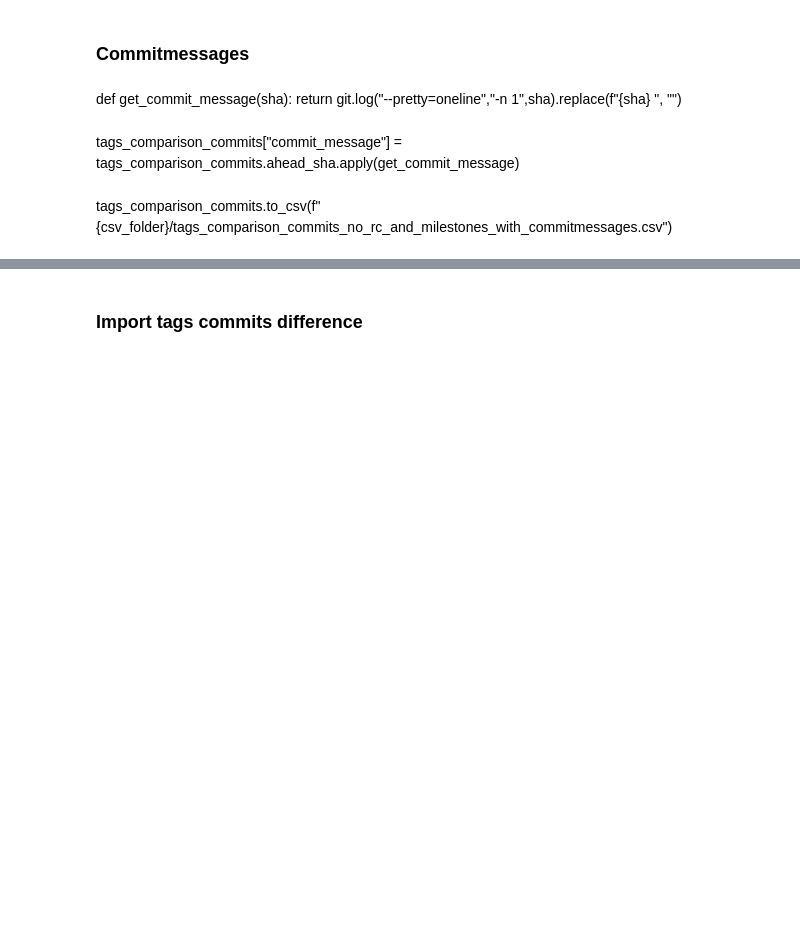
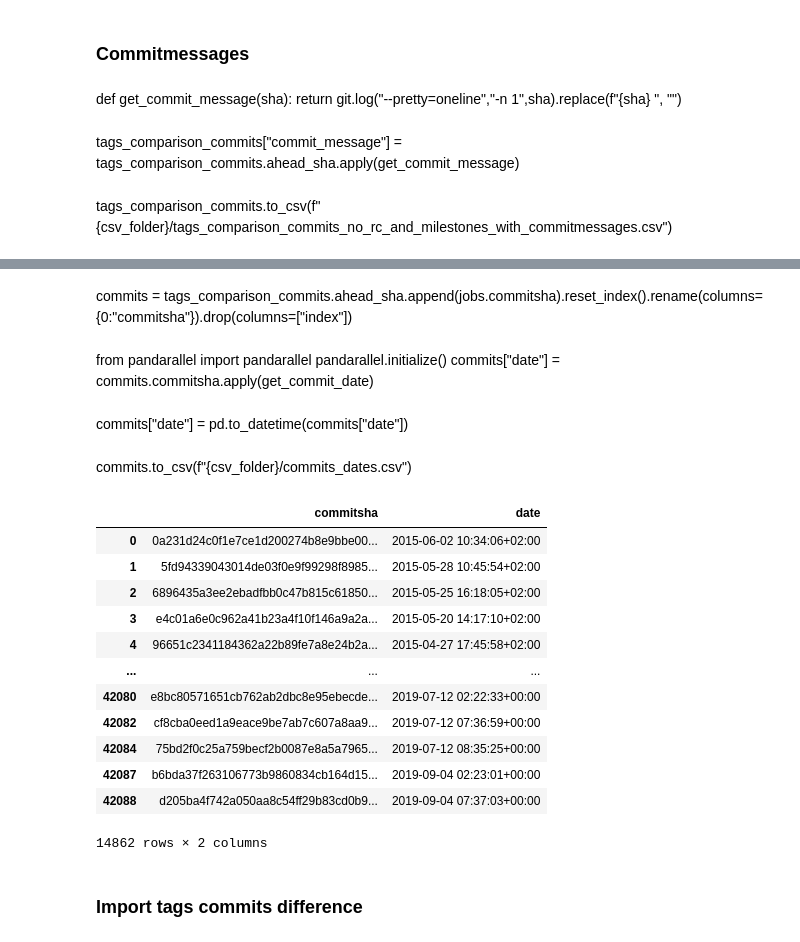
Before and after one commit to IncioMan/Continuous-Integration-metrics-for-post-release-bugs-prediction, a Jupyter notebook: notebooks/analysis/Jobs_selection_for_each_release.ipynb, the cells around one changed output, grey strips where cells are left out. Drawn from its saved outputs; the diff is of its cells as text; code cells hidden in the pictures; blank space fills up the shorter version.

```diff
--- a/notebooks/analysis/Jobs_selection_for_each_release.ipynb
+++ b/notebooks/analysis/Jobs_selection_for_each_release.ipynb
@@ -180,3 +205,33 @@ tags_comparison_commits.to_csv(f"{csv_folder}/tags_comparison_commits_no_rc_and_
+# %% [markdown]
+commits = tags_comparison_commits.ahead_sha.append(jobs.commitsha).reset_index().rename(columns={0:"commitsha"}).drop(columns=["index"])
+# %% [markdown]
+from pandarallel import pandarallel
+pandarallel.initialize()
+commits["date"] = commits.commitsha.apply(get_commit_date)
+# %% [markdown]
+commits["date"] = pd.to_datetime(commits["date"])
+# %% [markdown]
+commits.to_csv(f"{csv_folder}/commits_dates.csv")
+# %%
+commits_dates = pd.read_csv(f"{csv_folder}/commits_dates.csv", index_col=0)
+commits_dates = commits_dates.drop_duplicates(ignore_index=True)
+commits_dates["date"] = pd.to_datetime(commits_dates["date"], errors='coerce')
+commits_dates = commits_dates[~commits_dates.date.isna()]
+commits_dates
+# %% [output]
+|  | commitsha | date |
+| 0 | 0a231d24c0f1e7ce1d200274b8e9bbe00... | 2015-06-02 10:34:06+02:00 |
+| 1 | 5fd94339043014de03f0e9f99298f8985... | 2015-05-28 10:45:54+02:00 |
+| 2 | 6896435a3ee2ebadfbb0c47b815c61850... | 2015-05-25 16:18:05+02:00 |
+| 3 | e4c01a6e0c962a41b23a4f10f146a9a2a... | 2015-05-20 14:17:10+02:00 |
+| 4 | 96651c2341184362a22b89fe7a8e24b2a... | 2015-04-27 17:45:58+02:00 |
+| ... | ... | ... |
+| 42080 | e8bc80571651cb762ab2dbc8e95ebecde... | 2019-07-12 02:22:33+00:00 |
+| 42082 | cf8cba0eed1a9eace9be7ab7c607a8aa9... | 2019-07-12 07:36:59+00:00 |
+| 42084 | 75bd2f0c25a759becf2b0087e8a5a7965... | 2019-07-12 08:35:25+00:00 |
+| 42087 | b6bda37f263106773b9860834cb164d15... | 2019-09-04 02:23:01+00:00 |
+| 42088 | d205ba4f742a050aa8c54ff29b83cd0b9... | 2019-09-04 07:37:03+00:00 |
+14862 rows × 2 columns
 # %% [markdown]
 ### Import tags commits difference
 # %%
```
Also changed, not shown: parts of 101 cells of this notebook, 3 other files.
